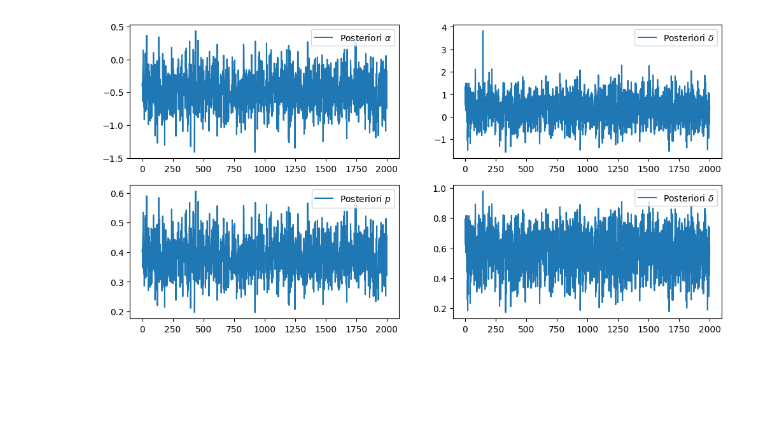
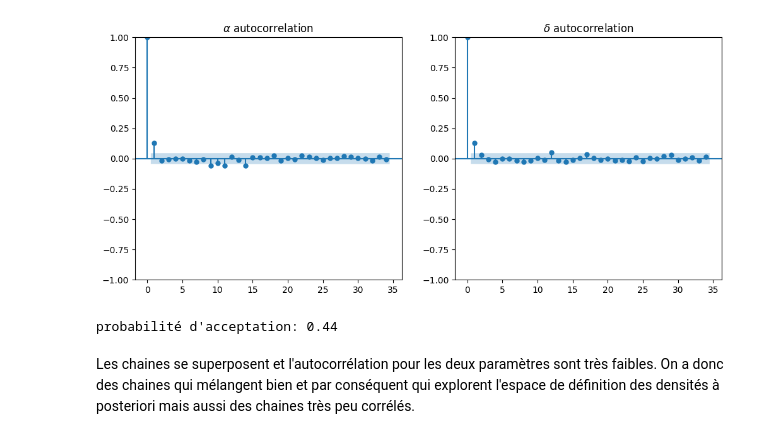
Before and after one commit to Matthieutrtr/Heart_Project, a Jupyter notebook: Gibbs.ipynb, the cells around one changed output. Drawn from its saved outputs; the diff is of its cells as text; code cells hidden in the pictures; blank space fills up the shorter version.

```diff
--- a/Gibbs.ipynb
+++ b/Gibbs.ipynb
@@ -113 +132,13 @@ accep
+# %%
+fig, (ax1, ax2) = plt.subplots(1,2, figsize = (12,5))
+autocorr_theta1 = tsaplots.plot_acf(simu[:, 0], ax=ax1, title= r"$\alpha$ autocorrelation")
+autocorr_theta2 = tsaplots.plot_acf(simu[:, 1], ax=ax2, title= r"$\delta$ autocorrelation")
+# %% [output]
+[figure, added]
+# %%
+print(f"probabilité d'acceptation: {round(accep,2)}")
+# %% [output]
+probabilité d'acceptation: 0.44
+# %% [markdown]
+Les chaines se superposent et l'autocorrélation pour les deux paramètres sont très faibles. On a donc des chaines qui mélangent bien et par conséquent qui explorent l'espace de définition des densités à posteriori mais aussi des chaines très peu corrélés.
 # %%
@@ -114,17 +146,5 @@ accep
 theta = (1+np.exp(-simu[:, 1]))**(-1)
 p = (1+np.exp(-simu[:, 0]))**(-1)
-# %%
-fig, ax = plt.subplots(2,2, figsize = (12,6))
-ax[0,0].plot(simu[:, 0], label = r'Posteriori $\alpha$');
-ax[0,0].legend()
-ax[0,1].plot(simu[:, 1], label = r'Posteriori $\delta$');
-ax[0,1].legend();
-ax[1,0].plot(p, label = r'Posteriori $p$');
-ax[1,0].legend()
-ax[1,1].plot(theta, label = r'Posteriori $\delta$');
-ax[1,1].legend();
-# %% [output]
-[figure, removed]
 # %%
 #Tableau résumé : statistiques des différents paramètres ?
 print("-------------------------------------------------------------------------------")
```
Also changed, not shown: parts of 21 cells of this notebook.
